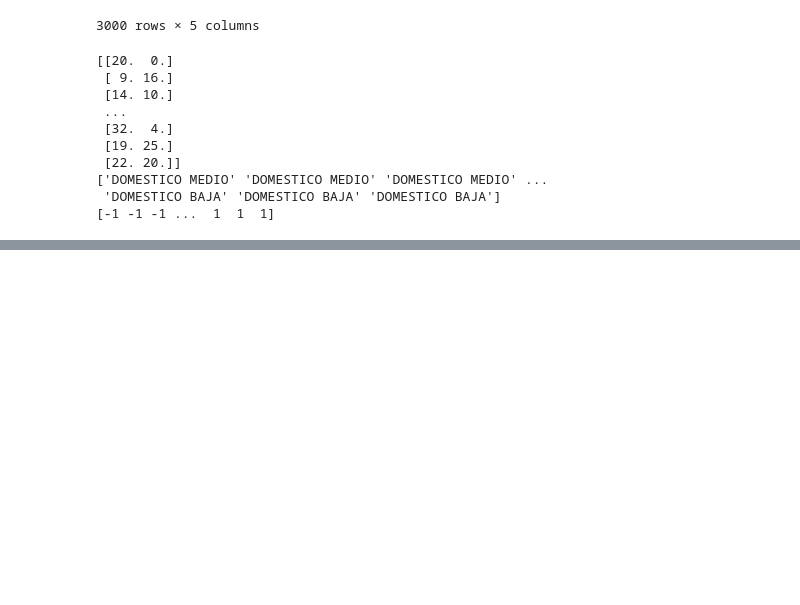
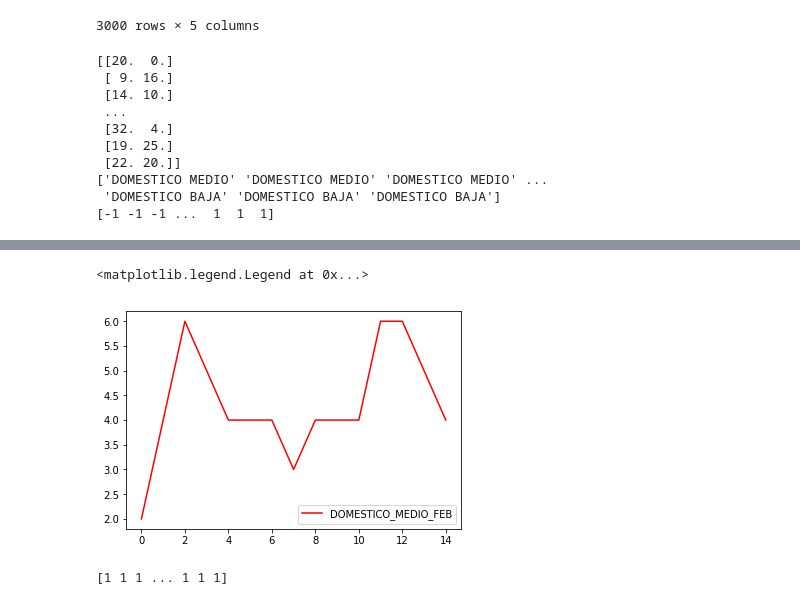
Before and after one commit to galis30/Galko_NS2020, a Jupyter notebook: Galko_projekt_NS.ipynb, the cells around one changed output, grey strips where cells are left out. Cells and saved outputs as stored; diff of their text form; code cells hidden in the pictures; blank space fills up the shorter version.

Commit message:
Add files via upload
2.0 - Prvé porovnanie, vizualizácia chyby v jednotlivých oblastiach

```diff
--- a/Galko_projekt_NS.ipynb
+++ b/Galko_projekt_NS.ipynb
@@ -146,3 +146,7 @@ print(y)
 ['DOMESTICO MEDIO' 'DOMESTICO MEDIO' 'DOMESTICO MEDIO' ...
  'DOMESTICO BAJA' 'DOMESTICO BAJA' 'DOMESTICO BAJA']
 [-1 -1 -1 ...  1  1  1]
+# %%
+moj_perceptron_domestico_medio_feb = Perceptron()
+# %%
+moj_perceptron_domestico_medio_feb.fit(X,y)
@@ -148,0 +172,17 @@ print(y)
+# %%
+# vykreslenie chyby v domoch strednej veľkosti
+plt.plot(moj_perceptron_domestico_medio_feb.errors_, color='red', label='DOMESTICO_MEDIO_FEB')
+
+plt.legend()
+# %% [output]
+<matplotlib.legend.Legend at 0x...>
+[figure, added]
+# %%
+# porovnanie mesiaca Február v roku 2009 a 2015 v rezidenčných sídlach
+X = df_final.iloc[0:3000, [0,2]].values
+y = df_final.iloc[0:3000, 4].values
+
+y = np.where(y == 'DOMESTICO RESIDENCIAL', -1, 1)
+print(y)
+# %% [output]
+[1 1 1 ... 1 1 1]
```
Also changed, not shown: parts of 8 cells of this notebook.
